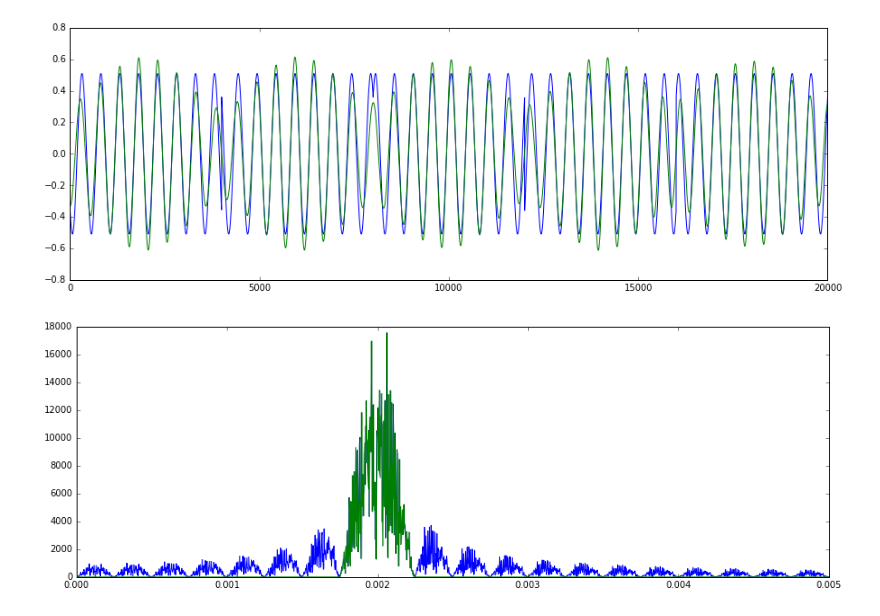
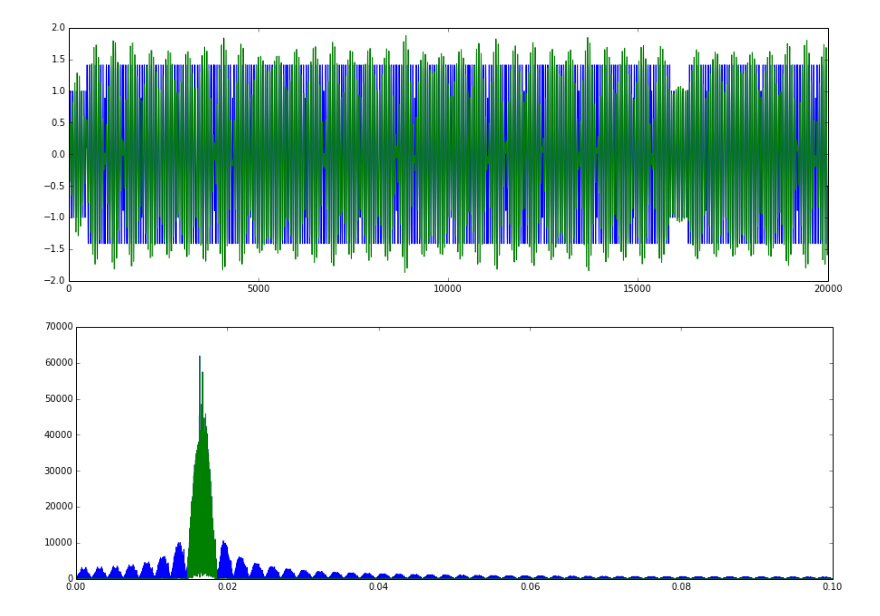
Before and after one commit to abhisheietk/crypto-chaotic, a Jupyter notebook: doc/modulation-Copy1.ipynb, the cells around one changed output. Saved outputs shown, nothing was run; the diff lists cells and outputs as text; code cells hidden in the pictures.

```diff
--- a/doc/modulation-Copy1.ipynb
+++ b/doc/modulation-Copy1.ipynb
@@ -239,17 +270,24 @@ from random import randrange
 #from crypto_chaotic import lorenz_attractor
 from scipy.fftpack import rfft, irfft, fftfreq
 
-nosdata = 3
-p = 500
-E = 0.36
-sampling = 8
-filter_del = 0.0005
+nosdata = 100
+p = 60
+E = 1.0
+sampling = 8 #5
+filter_del = 0.0038
+blocksize = p*sampling*33
 
-tstep = 0.001
-ndrop = 1500 #15000
-N = 4
+tstep = 0.01
+ndrop = 150 #15000
+N = 3
+rho=25
+sigma=10
+beta=1.5
 
 modulation = Modulation(p = p, sampling = sampling, E = E)
+lorenz_attractor = Lorenz_Attractor(N = N, tstep = tstep, ndrop = ndrop,
+                                    rho = rho, sigma = sigma, beta = beta,
+                                    blocksize = blocksize, pregen=False)
 #########################################
 ###     Random Signal Generation      ###
 #########################################
@@ -287,6 +325,6 @@ modsig_cut_signal = irfft(cut_f_signal)
 plotamp([modsig, modsig_cut_signal], xmin = 0, xmax = 20000)
 
 drawfft([modsig, modsig_cut_signal
-                   ], xlow=0, xhigh=0.005, ylow=0, yhigh=0)
+                   ], xlow=0, xhigh=0.1, ylow=0, yhigh=0)
 # %% [output]
 Populating the interactive namespace from numpy and matplotlib
@@ -301,4 +339,4 @@ WARNING: pylab import has clobbered these variables: ['sin', 'irfft', 'rfft', 'c
 `%matplotlib` prevents importing * from pylab and numpy
-[figure, old version]
+[figure, new version]
-[figure, old version]
+[figure, new version]
 # %%
```
Also changed, not shown: parts of 13 cells of this notebook, 4 other files.
